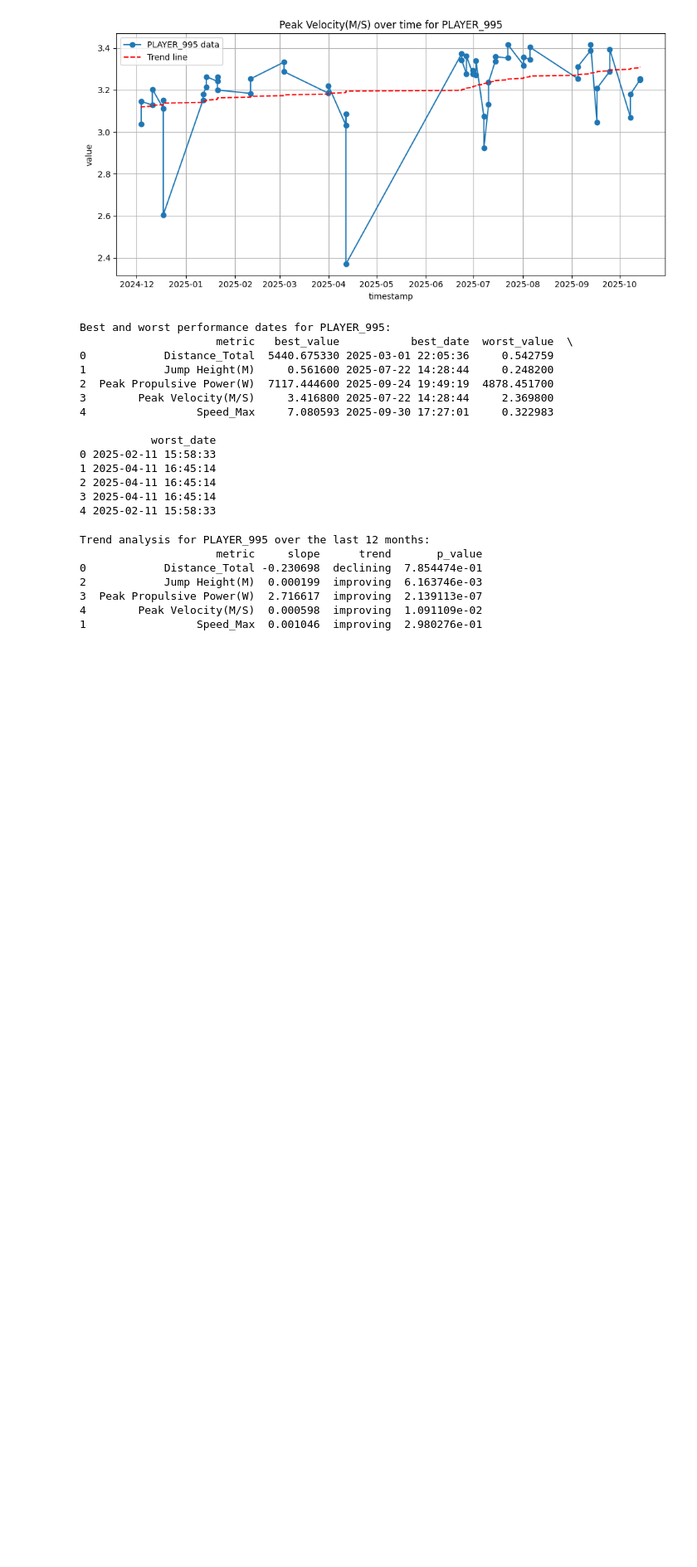
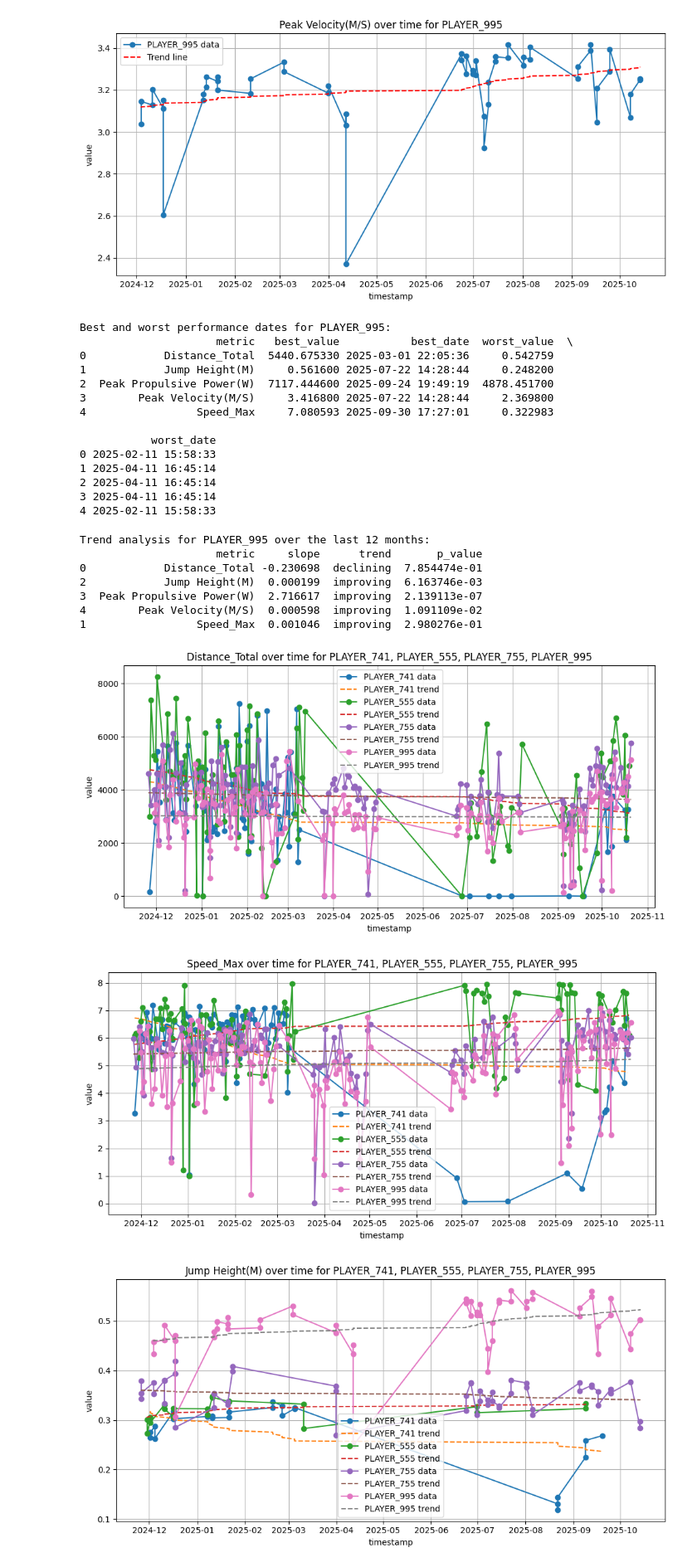
Before and after one commit to briggsprashar/sports_metric_analysis, a Jupyter notebook: part3_viz_individual.ipynb, the cells around one changed output. Shown at 83% size. Drawn from its saved outputs; the diff is of its cells as text; code cells hidden in the pictures; blank space fills up the shorter version.

```diff
--- a/part3_viz_individual.ipynb
+++ b/part3_viz_individual.ipynb
@@ -223,0 +235,49 @@ Trend analysis for PLAYER_995 over the last 12 months:
+# %%
+# Ensure timestamp is datetime
+selected_players['timestamp'] = pd.to_datetime(selected_players['timestamp'])
+
+# Filter for chosen players
+player_df = selected_players[selected_players['playername'].isin(target_players)]
+
+# Filter for last 12 months
+cutoff_date = player_df['timestamp'].max() - pd.DateOffset(months=12)
+player_df = player_df[player_df['timestamp'] >= cutoff_date]
+
+# Get unique metrics
+metrics = player_df['metric'].unique()
+
+# Plot each metric for all target players
+for metric in metrics:
+    metric_df = player_df[player_df['metric'] == metric]
+
+    plt.figure(figsize=(10, 5))
+
+    # Loop through each player in target_players
+    for player in target_players:
+        p_df = metric_df[metric_df['playername'] == player]
+        x = np.arange(len(p_df['timestamp']))
+        y = p_df['value'].values
+
+        # Fit linear regression (trend line)
+        if len(x) > 1:
+            coeffs = np.polyfit(x, y, 1)
+            trend = np.poly1d(coeffs)
+
+        # Plot player data
+        plt.plot(p_df['timestamp'], y, marker='o', label=f"{player} data")
+
+        # Add trend line
+        if len(x) > 1:
+            plt.plot(p_df['timestamp'], trend(x), linestyle='--', label=f"{player} trend")
+
+    plt.title(f"{metric} over time for {', '.join(target_players)}")
+    plt.xlabel("timestamp")
+    plt.ylabel("value")
+    plt.legend()
+    plt.grid(True)
+    plt.tight_layout()
+    plt.show()
+# %% [output]
+[figure, added]
+[figure, added]
+[figure, added]
```
Also changed, not shown: parts of 7 cells of this notebook.
